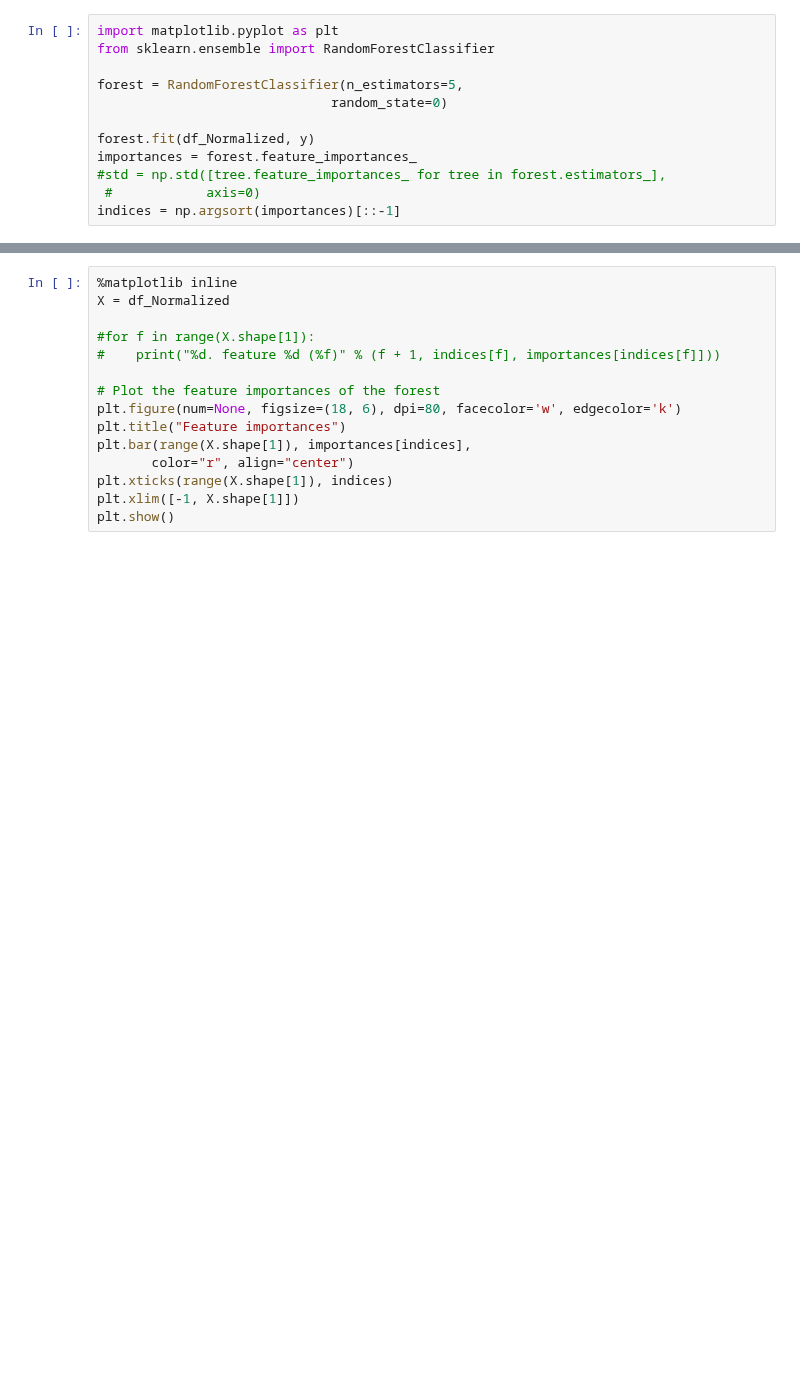
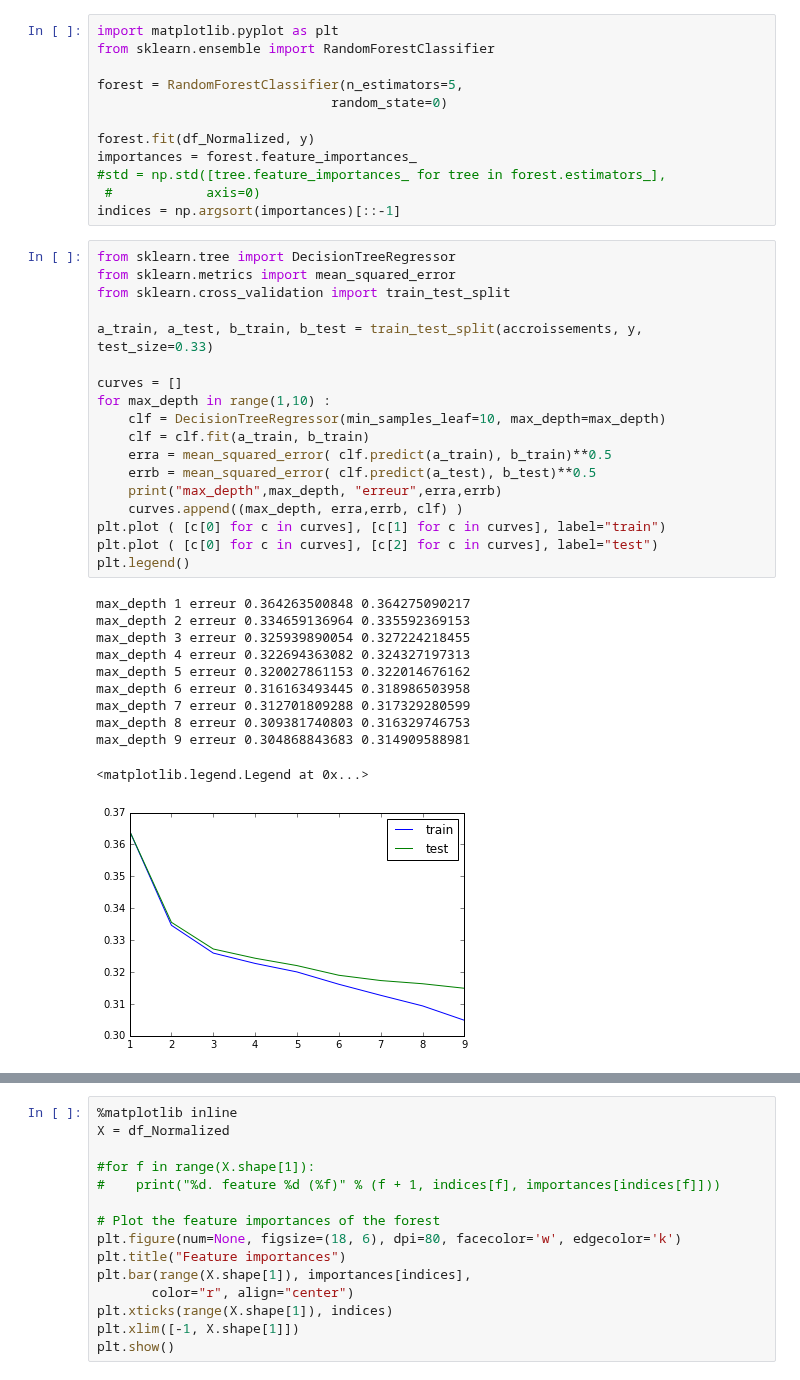
Before and after one commit to imachraoui/Buzz-social-media, a Jupyter notebook: Project-Buzz-David.ipynb, the cells around one changed output, grey strips where cells are left out. Drawn from its saved outputs; the diff is of its cells as text; blank space fills up the shorter version.

Commit message:
Update avec decisiontreeregressor

```diff
--- a/Project-Buzz-David.ipynb
+++ b/Project-Buzz-David.ipynb
@@ -262,3 +268,33 @@ importances = forest.feature_importances_
 #std = np.std([tree.feature_importances_ for tree in forest.estimators_],
  #            axis=0)
 indices = np.argsort(importances)[::-1]
+# %%
+from sklearn.tree import DecisionTreeRegressor
+from sklearn.metrics import mean_squared_error
+from sklearn.cross_validation import train_test_split
+
+a_train, a_test, b_train, b_test = train_test_split(accroissements, y, test_size=0.33)
+
+curves = []
+for max_depth in range(1,10) :
+    clf = DecisionTreeRegressor(min_samples_leaf=10, max_depth=max_depth)
+    clf = clf.fit(a_train, b_train)
+    erra = mean_squared_error( clf.predict(a_train), b_train)**0.5
+    errb = mean_squared_error( clf.predict(a_test), b_test)**0.5
+    print("max_depth",max_depth, "erreur",erra,errb)
+    curves.append((max_depth, erra,errb, clf) )
+plt.plot ( [c[0] for c in curves], [c[1] for c in curves], label="train")
+plt.plot ( [c[0] for c in curves], [c[2] for c in curves], label="test")
+plt.legend()
+# %% [output]
+max_depth 1 erreur 0.364263500848 0.364275090217
+max_depth 2 erreur 0.334659136964 0.335592369153
+max_depth 3 erreur 0.325939890054 0.327224218455
+max_depth 4 erreur 0.322694363082 0.324327197313
+max_depth 5 erreur 0.320027861153 0.322014676162
+max_depth 6 erreur 0.316163493445 0.318986503958
+max_depth 7 erreur 0.312701809288 0.317329280599
+max_depth 8 erreur 0.309381740803 0.316329746753
+max_depth 9 erreur 0.304868843683 0.314909588981
+<matplotlib.legend.Legend at 0x...>
+[figure, added]
```
Also changed, not shown: parts of 8 cells of this notebook.
